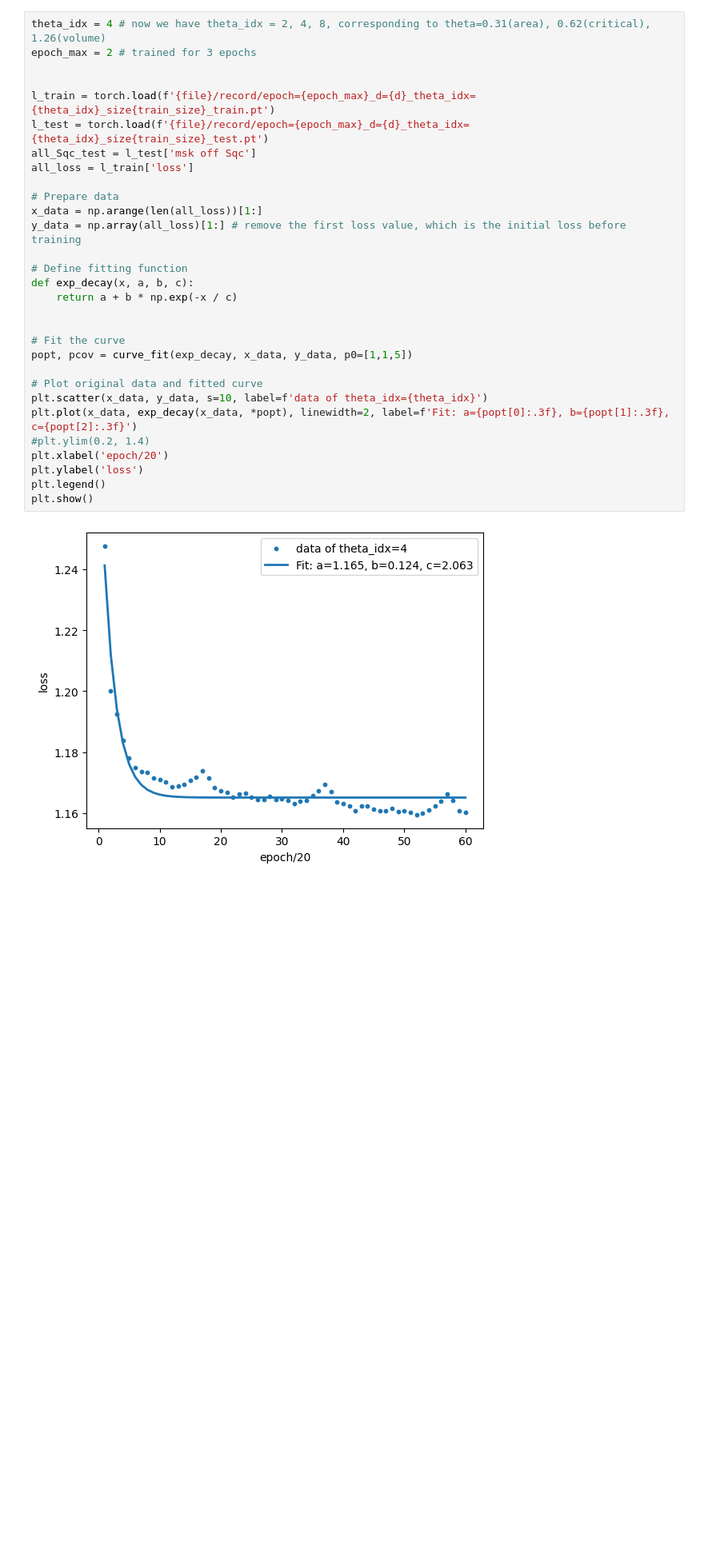
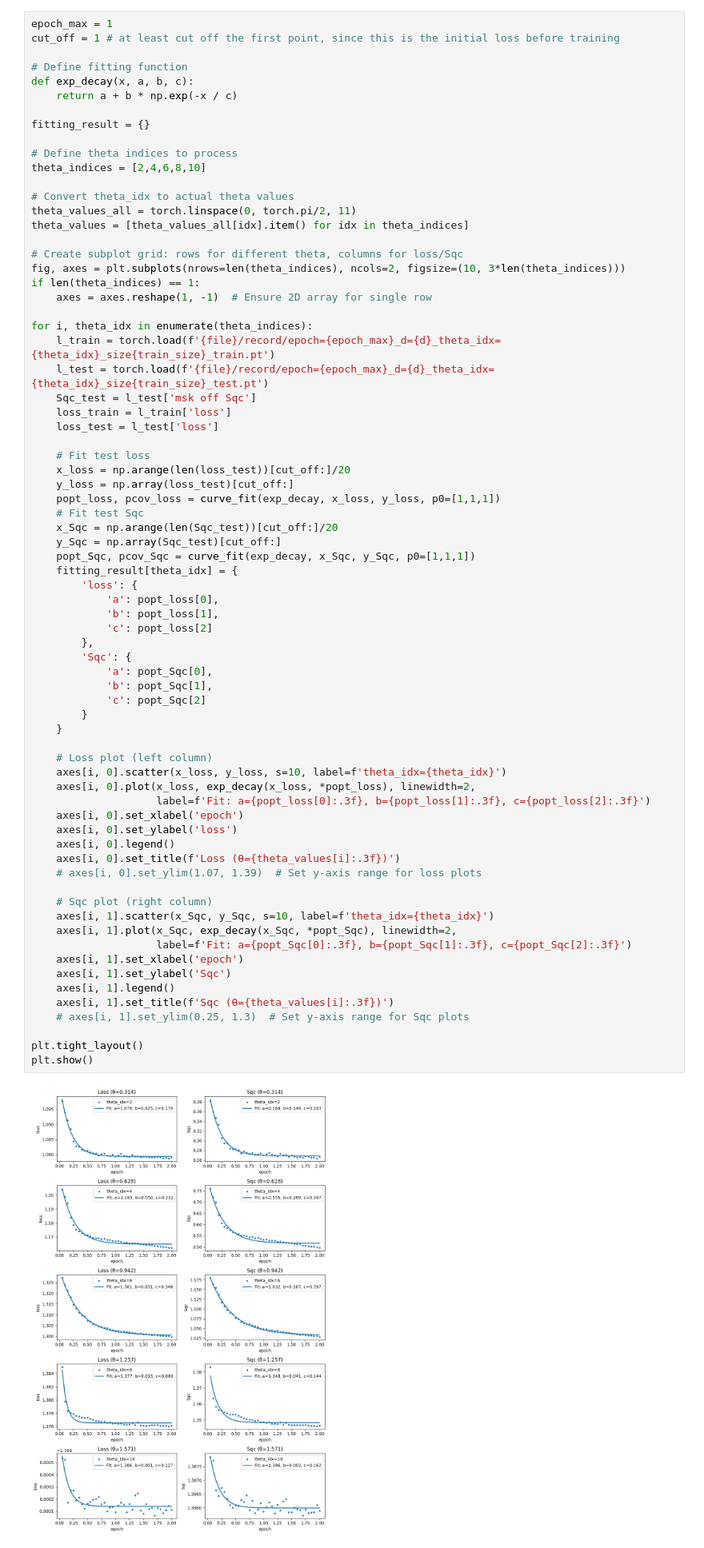
Before and after one commit to WandaHou/ML-MIPT, a Jupyter notebook: 2d/two_probes/training/read_record.ipynb, the cells around one changed output. Shown at 80% size. Saved outputs shown, nothing was run; the diff lists cells and outputs as text; blank space fills up the shorter version.

```diff
--- a/2d/two_probes/training/read_record.ipynb
+++ b/2d/two_probes/training/read_record.ipynb
@@ -12,32 +12,74 @@ d = 5
 # %%
-theta_idx = 4 # now we have theta_idx = 2, 4, 8, corresponding to theta=0.31(area), 0.62(critical), 1.26(volume)
-epoch_max = 2 # trained for 3 epochs
-
-
-l_train = torch.load(f'{file}/record/epoch={epoch_max}_d={d}_theta_idx={theta_idx}_size{train_size}_train.pt')
-l_test = torch.load(f'{file}/record/epoch={epoch_max}_d={d}_theta_idx={theta_idx}_size{train_size}_test.pt')
-all_Sqc_test = l_test['msk off Sqc']
-all_loss = l_train['loss']
-
-# Prepare data
-x_data = np.arange(len(all_loss))[1:]
-y_data = np.array(all_loss)[1:] # remove the first loss value, which is the initial loss before training
+epoch_max = 1
+cut_off = 1 # at least cut off the first point, since this is the initial loss before training
 
 # Define fitting function
 def exp_decay(x, a, b, c):
     return a + b * np.exp(-x / c)
 
+fitting_result = {}
 
-# Fit the curve
-popt, pcov = curve_fit(exp_decay, x_data, y_data, p0=[1,1,5])
+# Define theta indices to process
+theta_indices = [2,4,6,8,10]
 
-# Plot original data and fitted curve
-plt.scatter(x_data, y_data, s=10, label=f'data of theta_idx={theta_idx}')
-plt.plot(x_data, exp_decay(x_data, *popt), linewidth=2, label=f'Fit: a={popt[0]:.3f}, b={popt[1]:.3f}, c={popt[2]:.3f}')
-#plt.ylim(0.2, 1.4)
-plt.xlabel('epoch/20')
-plt.ylabel('loss')
-plt.legend()
+# Convert theta_idx to actual theta values
+theta_values_all = torch.linspace(0, torch.pi/2, 11)
+theta_values = [theta_values_all[idx].item() for idx in theta_indices]
+
+# Create subplot grid: rows for different theta, columns for loss/Sqc
+fig, axes = plt.subplots(nrows=len(theta_indices), ncols=2, figsize=(10, 3*len(theta_indices)))
+if len(theta_indices) == 1:
+    axes = axes.reshape(1, -1)  # Ensure 2D array for single row
+
+for i, theta_idx in enumerate(theta_indices):
+    l_train = torch.load(f'{file}/record/epoch={epoch_max}_d={d}_theta_idx={theta_idx}_size{train_size}_train.pt')
+    l_test = torch.load(f'{file}/record/epoch={epoch_max}_d={d}_theta_idx={theta_idx}_size{train_size}_test.pt')
+    Sqc_test = l_test['msk off Sqc']
+    loss_train = l_train['loss']
+    loss_test = l_test['loss']
+
+    # Fit test loss
+    x_loss = np.arange(len(loss_test))[cut_off:]/20
+    y_loss = np.array(loss_test)[cut_off:]
+    popt_loss, pcov_loss = curve_fit(exp_decay, x_loss, y_loss, p0=[1,1,1])
+    # Fit test Sqc
+    x_Sqc = np.arange(len(Sqc_test))[cut_off:]/20
+    y_Sqc = np.array(Sqc_test)[cut_off:]
+    popt_Sqc, pcov_Sqc = curve_fit(exp_decay, x_Sqc, y_Sqc, p0=[1,1,1])
+    fitting_result[theta_idx] = {
+        'loss': {
+            'a': popt_loss[0],
+            'b': popt_loss[1],
+            'c': popt_loss[2]
+        },
+        'Sqc': {
+            'a': popt_Sqc[0],
+            'b': popt_Sqc[1],
+            'c': popt_Sqc[2]
+        }
+    }
+
+    # Loss plot (left column)
+    axes[i, 0].scatter(x_loss, y_loss, s=10, label=f'theta_idx={theta_idx}')
+    axes[i, 0].plot(x_loss, exp_decay(x_loss, *popt_loss), linewidth=2,
+                    label=f'Fit: a={popt_loss[0]:.3f}, b={popt_loss[1]:.3f}, c={popt_loss[2]:.3f}')
+    axes[i, 0].set_xlabel('epoch')
+    axes[i, 0].set_ylabel('loss')
+    axes[i, 0].legend()
+    axes[i, 0].set_title(f'Loss (θ={theta_values[i]:.3f})')
+    # axes[i, 0].set_ylim(1.07, 1.39)  # Set y-axis range for loss plots
+
+    # Sqc plot (right column)
+    axes[i, 1].scatter(x_Sqc, y_Sqc, s=10, label=f'theta_idx={theta_idx}')
+    axes[i, 1].plot(x_Sqc, exp_decay(x_Sqc, *popt_Sqc), linewidth=2,
+                    label=f'Fit: a={popt_Sqc[0]:.3f}, b={popt_Sqc[1]:.3f}, c={popt_Sqc[2]:.3f}')
+    axes[i, 1].set_xlabel('epoch')
+    axes[i, 1].set_ylabel('Sqc')
+    axes[i, 1].legend()
+    axes[i, 1].set_title(f'Sqc (θ={theta_values[i]:.3f})')
+    # axes[i, 1].set_ylim(0.25, 1.3)  # Set y-axis range for Sqc plots
+
+plt.tight_layout()
 plt.show()
 # %% [output]
-[figure, old version]
+[figure, new version]
```
Also changed, not shown: parts of 5 cells of this notebook, 3 other files.
